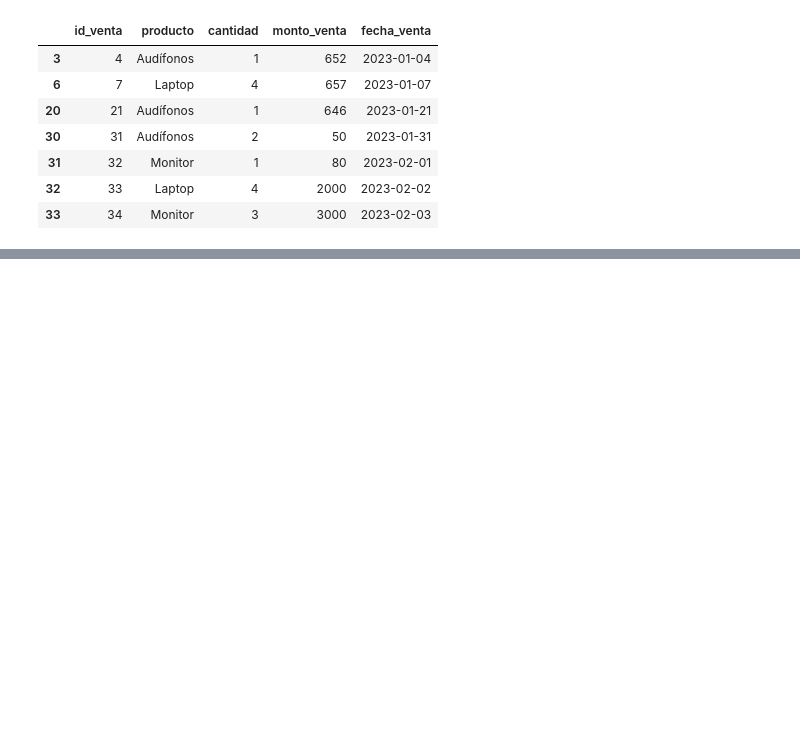
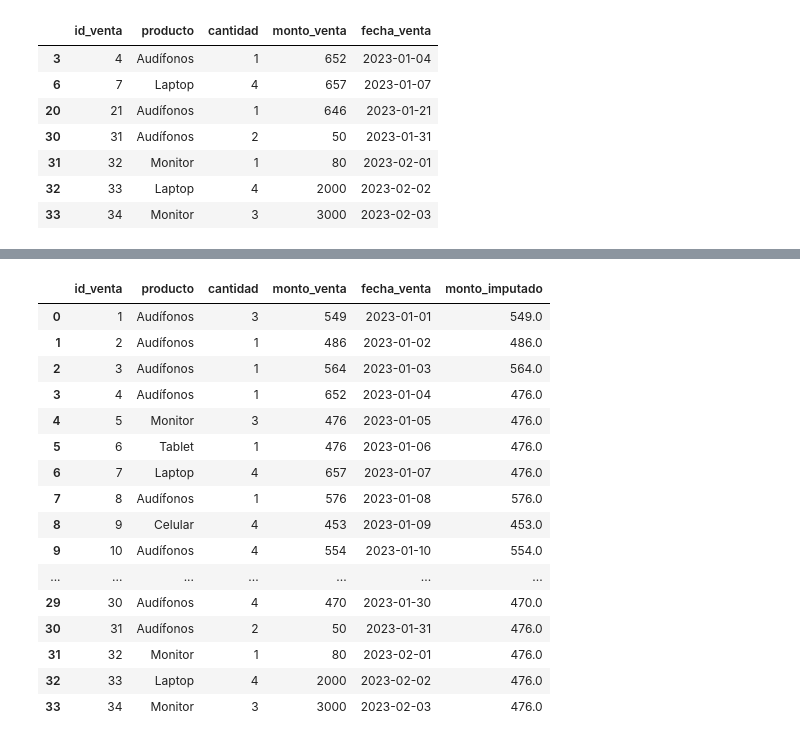
Before and after one commit to YACUERVO/Pandas, a Jupyter notebook: notebooks/EjemplosPracticosDuplicadoDatosAtipicos.ipynb, the cells around one changed output, grey strips where cells are left out. Drawn from its saved outputs; the diff is of its cells as text; code cells hidden in the pictures; blank space fills up the shorter version.

```diff
--- a/notebooks/EjemplosPracticosDuplicadoDatosAtipicos.ipynb
+++ b/notebooks/EjemplosPracticosDuplicadoDatosAtipicos.ipynb
@@ -168,0 +180,23 @@ display(outliers)
+# %%
+#Estrategia para imputar datos atipicos se aplica una funcion para que las ventas dondes esta aitpico quede con la media de los datos
+df['monto_imputado'] = df['monto_venta'].apply(
+    lambda x : df['monto_venta'].median() if x < lower_bound or x > upper_bound else x)
+display(df)
+# %% [output]
+|  | id_venta | producto | cantidad | monto_venta | fecha_venta | monto_imputado |
+| 0 | 1 | Audífonos | 3 | 549 | 2023-01-01 | 549.0 |
+| 1 | 2 | Audífonos | 1 | 486 | 2023-01-02 | 486.0 |
+| 2 | 3 | Audífonos | 1 | 564 | 2023-01-03 | 564.0 |
+| 3 | 4 | Audífonos | 1 | 652 | 2023-01-04 | 476.0 |
+| 4 | 5 | Monitor | 3 | 476 | 2023-01-05 | 476.0 |
+| 5 | 6 | Tablet | 1 | 476 | 2023-01-06 | 476.0 |
+| 6 | 7 | Laptop | 4 | 657 | 2023-01-07 | 476.0 |
+| 7 | 8 | Audífonos | 1 | 576 | 2023-01-08 | 576.0 |
+| 8 | 9 | Celular | 4 | 453 | 2023-01-09 | 453.0 |
+| 9 | 10 | Audífonos | 4 | 554 | 2023-01-10 | 554.0 |
+| ... | ... | ... | ... | ... | ... | ... |
+| 29 | 30 | Audífonos | 4 | 470 | 2023-01-30 | 470.0 |
+| 30 | 31 | Audífonos | 2 | 50 | 2023-01-31 | 476.0 |
+| 31 | 32 | Monitor | 1 | 80 | 2023-02-01 | 476.0 |
+| 32 | 33 | Laptop | 4 | 2000 | 2023-02-02 | 476.0 |
+| 33 | 34 | Monitor | 3 | 3000 | 2023-02-03 | 476.0 |
```
Also changed, not shown: parts of 13 cells of this notebook, 3 other files.
